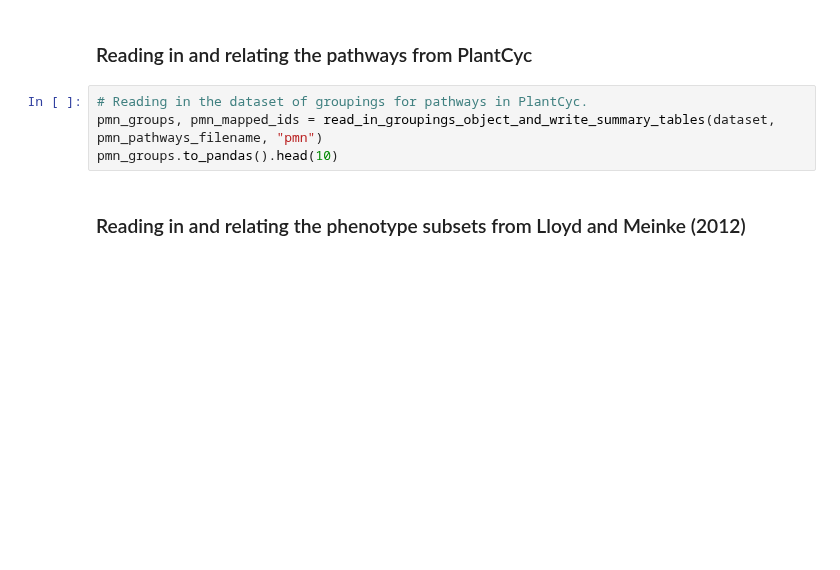
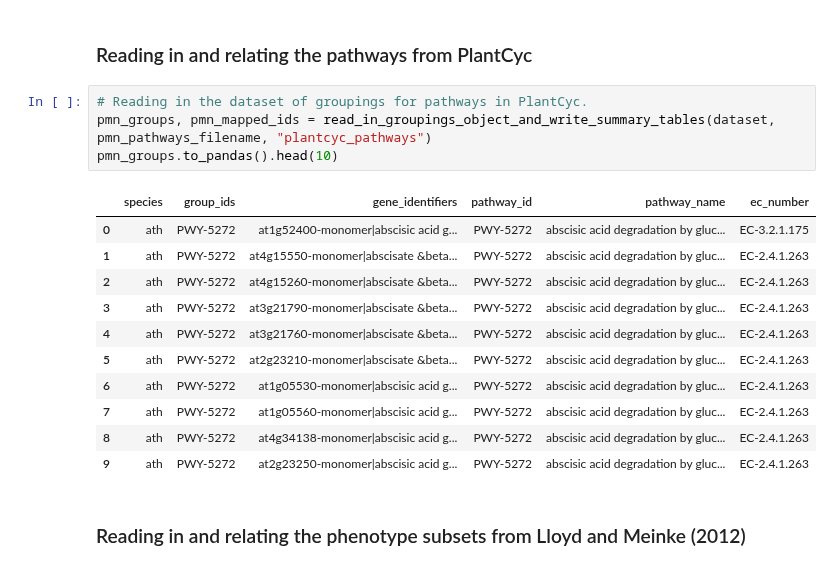
Before and after one commit to irbraun/plant-phenotypes-nlp, a Jupyter notebook: notebooks/Analysis.ipynb, the cells around one changed output. Saved outputs shown, nothing was run; the diff lists cells and outputs as text; blank space fills up the shorter version.

```diff
--- a/notebooks/Analysis.ipynb
+++ b/notebooks/Analysis.ipynb
@@ -328,8 +361,20 @@ kegg_groups.to_pandas().head(10)
 ### Reading in and relating the pathways from PlantCyc
 # %%
 # Reading in the dataset of groupings for pathways in PlantCyc.
-pmn_groups, pmn_mapped_ids = read_in_groupings_object_and_write_summary_tables(dataset, pmn_pathways_filename, "pmn")
+pmn_groups, pmn_mapped_ids = read_in_groupings_object_and_write_summary_tables(dataset, pmn_pathways_filename, "plantcyc_pathways")
 pmn_groups.to_pandas().head(10)
+# %% [output]
+|  | species | group_ids | gene_identifiers | pathway_id | pathway_name | ec_number |
+| 0 | ath | PWY-5272 | at1g52400-monomer|abscisic acid g... | PWY-5272 | abscisic acid degradation by gluc... | EC-3.2.1.175 |
+| 1 | ath | PWY-5272 | at4g15550-monomer|abscisate &beta... | PWY-5272 | abscisic acid degradation by gluc... | EC-2.4.1.263 |
+| 2 | ath | PWY-5272 | at4g15260-monomer|abscisate &beta... | PWY-5272 | abscisic acid degradation by gluc... | EC-2.4.1.263 |
+| 3 | ath | PWY-5272 | at3g21790-monomer|abscisate &beta... | PWY-5272 | abscisic acid degradation by gluc... | EC-2.4.1.263 |
+| 4 | ath | PWY-5272 | at3g21760-monomer|abscisate &beta... | PWY-5272 | abscisic acid degradation by gluc... | EC-2.4.1.263 |
+| 5 | ath | PWY-5272 | at2g23210-monomer|abscisate &beta... | PWY-5272 | abscisic acid degradation by gluc... | EC-2.4.1.263 |
+| 6 | ath | PWY-5272 | at1g05530-monomer|abscisic acid g... | PWY-5272 | abscisic acid degradation by gluc... | EC-2.4.1.263 |
+| 7 | ath | PWY-5272 | at1g05560-monomer|abscisic acid g... | PWY-5272 | abscisic acid degradation by gluc... | EC-2.4.1.263 |
+| 8 | ath | PWY-5272 | at4g34138-monomer|abscisic acid g... | PWY-5272 | abscisic acid degradation by gluc... | EC-2.4.1.263 |
+| 9 | ath | PWY-5272 | at2g23250-monomer|abscisic acid g... | PWY-5272 | abscisic acid degradation by gluc... | EC-2.4.1.263 |
 # %% [markdown]
 <a id="subsets"></a>
 ###  Reading in and relating the phenotype subsets from Lloyd and Meinke (2012)
```
Also changed, not shown: parts of 30 cells of this notebook, 2 other files.
